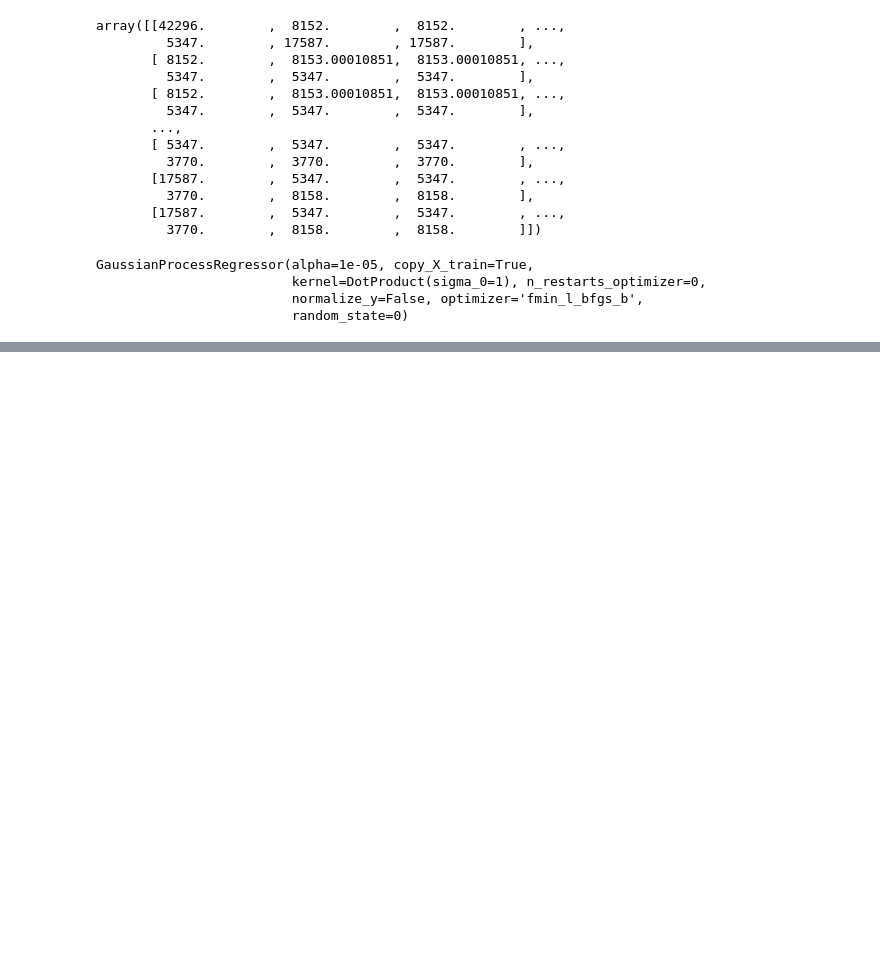
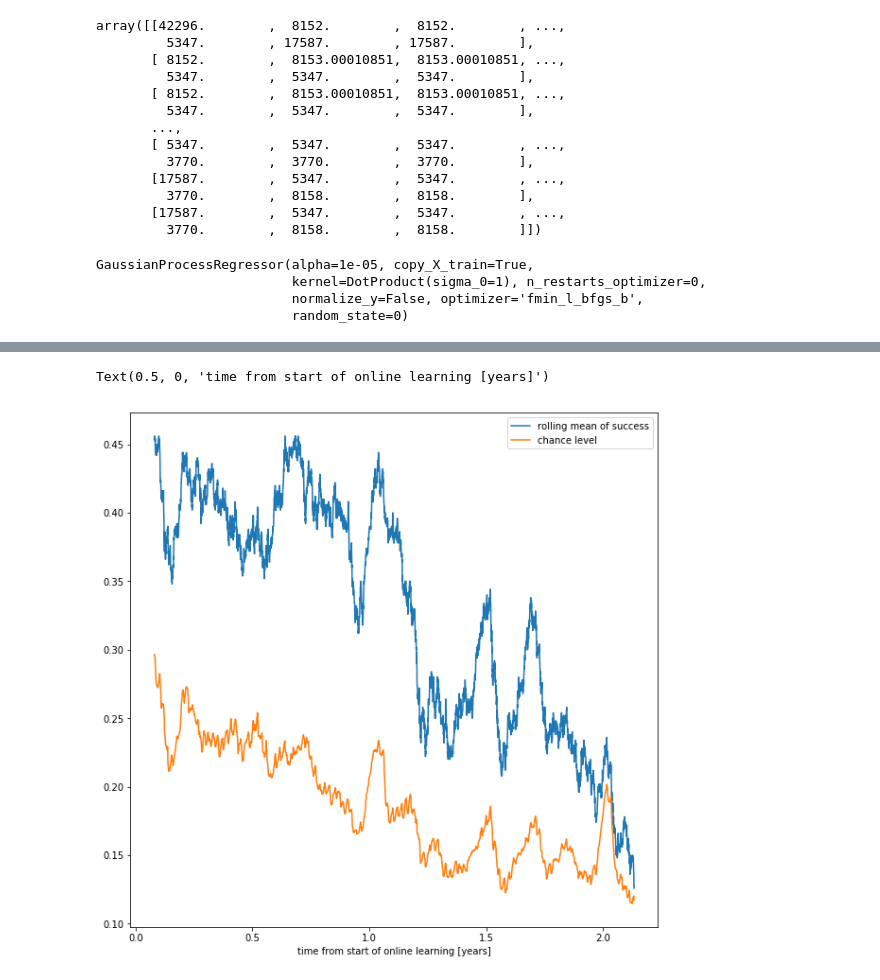
Before and after one commit to elvisnava/DSLab-StackOverflow, a Jupyter notebook: data-exploration/GP.ipynb, the cells around one changed output, grey strips where cells are left out. Drawn from its saved outputs; the diff is of its cells as text; code cells hidden in the pictures; blank space fills up the shorter version.

Commit message:
osgpr plot

```diff
--- a/data-exploration/GP.ipynb
+++ b/data-exploration/GP.ipynb
@@ -105,0 +108,3 @@ mu, sigma = gpr.predict(vals[-10:, :], return_std=True)
+# %%
+used_from_gp = pd.read_csv("../Baselines/events_used_by_gp.csv")
+info = pd.read_csv("../Baselines/gp_run_info_dict_osgpr.csv")
@@ -105,0 +125,18 @@ mu, sigma = gpr.predict(vals[-10:, :], return_std=True)
+# %%
+win_size = 500
+info.loc[:, "is_found"] = (info.predicted_rank != -1)*1.0
+info.loc[:, "chance_success"] = compute_chance_success(info.n_candidates, 5)
+r_mean = info.is_found.rolling(win_size).mean()
+c_mean = info.chance_success.rolling(win_size).mean()
+# %%
+info.loc[:, "event_time"] = pd.to_datetime(info.event_time)
+time_indx = pd.to_timedelta(info.event_time- info.event_time.min()) / pd.Timedelta(365, 'D')
+# %%
+plt.figure(figsize=(10,10))
+plt.plot(time_indx.values, r_mean, label='rolling mean of success')
+plt.plot(time_indx.values, c_mean, label='chance level')
+plt.legend()
+plt.xlabel("time from start of online learning [years]")
+# %% [output]
+Text(0.5, 0, 'time from start of online learning [years]')
+[figure, added]
```
Also changed, not shown: parts of 4 cells of this notebook.
